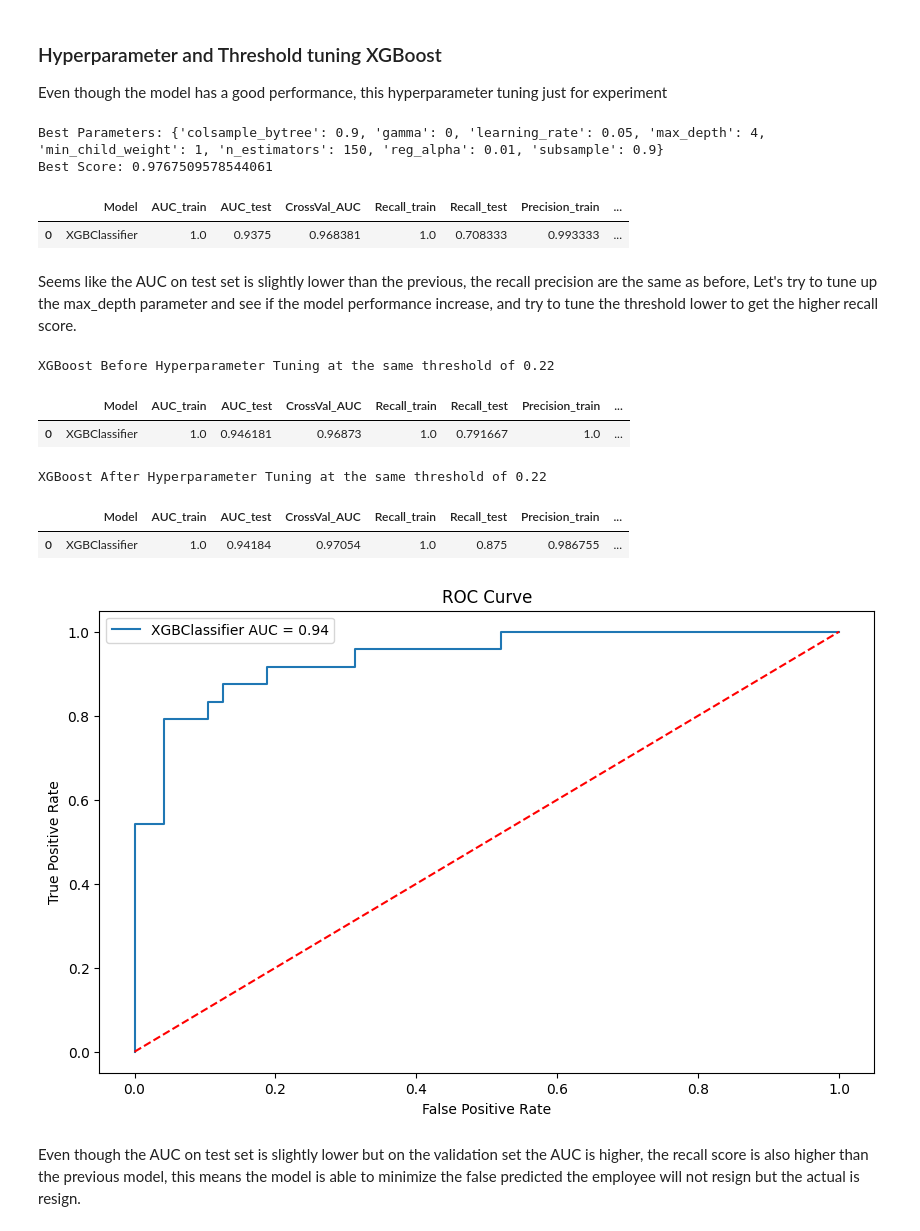
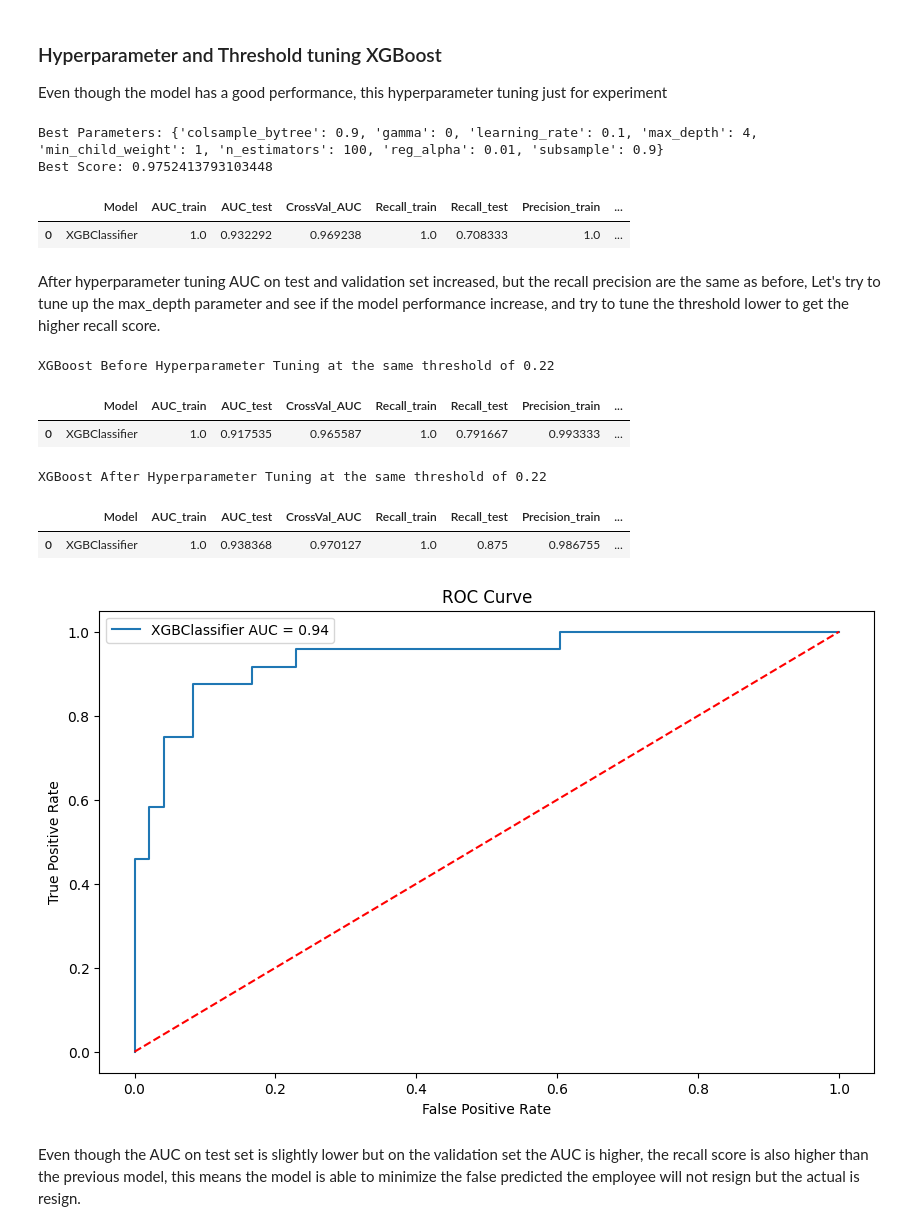
Before and after one commit to azaryasph/Improving-Employee-Retention-By-Predicting-Employee-Attrition-Using-Machine-Learning, a Jupyter notebook: notebook/predict_employee_attrition.ipynb, the cells around one changed output. Cells and saved outputs as stored; diff of their text form; code cells hidden in the pictures.

```diff
--- a/notebook/predict_employee_attrition.ipynb
+++ b/notebook/predict_employee_attrition.ipynb
@@ -1179,6 +1179,7 @@ plt.show()
 outlier_cols = [
     'SkorSurveyEngagement',
     'JumlahKetidakhadiran',
+    'EmploymentTenure',
     'HiringToEval',
     'Age',
 ]
@@ -1488,8 +1489,8 @@ xgb_grid.best_score_
 print(f'Best Parameters: {xgb_grid.best_params_}')
 print(f'Best Score: {xgb_grid.best_score_}')
 # %% [output]
-Best Parameters: {'colsample_bytree': 0.9, 'gamma': 0, 'learning_rate': 0.05, 'max_depth': 4, 'min_child_weight': 1, 'n_estimators': 150, 'reg_alpha': 0.01, 'subsample': 0.9}
-Best Score: 0.9767509578544061
+Best Parameters: {'colsample_bytree': 0.9, 'gamma': 0, 'learning_rate': 0.1, 'max_depth': 4, 'min_child_weight': 1, 'n_estimators': 100, 'reg_alpha': 0.01, 'subsample': 0.9}
+Best Score: 0.9752413793103448
 # %%
 # Tune the model with the best parameter and get the best threshold probability
 xgb_tuned = XGBClassifier(**xgbest_params, random_state=103)
@@ -1499,45 +1500,45 @@ xgb_tuned_score = train_eval_model(xgb_tuned, X_train_over, y_train_over, X_test
 display(xgb_tuned_score)
 # %% [output]
 |  | Model | AUC_train | AUC_test | CrossVal_AUC | Recall_train | Recall_test | Precision_train | ... |
-| 0 | XGBClassifier | 1.0 | 0.9375 | 0.968381 | 1.0 | 0.708333 | 0.993333 | ... |
+| 0 | XGBClassifier | 1.0 | 0.932292 | 0.969238 | 1.0 | 0.708333 | 1.0 | ... |
 # %% [markdown]
-Seems like the AUC on test set is slightly lower than the previous, the recall precision are the same as before, Let's try to tune up the max_depth parameter and see if the model performance increase, and try to tune the threshold lower to get the higher recall score.
+After hyperparameter tuning AUC on test and validation set increased, but the recall precision are the same as before, Let's try to tune up the max_depth parameter and see if the model performance increase, and try to tune the threshold lower to get the higher recall score.
 # %%
 new_params = {
     'colsample_bytree': 0.9,
     'gamma': 0,
     'learning_rate': 0.05,
     'max_depth': 6, # Set the max_depth from 4 to 6
     'min_child_weight': 1,
     'n_estimators': 150,
     'reg_alpha': 0.01,
     'subsample': 0.9
 }
 
 # Tune the model with the best parameter and get the best threshold probability
 xgb_new = XGBClassifier(**new_params, random_state=103)
 
 # Train and evaluate the model with the same threshold of 0.22
 score_before_tuning = train_eval_model(xgb_hr, X_train_over, y_train_over, X_test_ohe, y_test, 0.22)
 score_after_tuning = train_eval_model(xgb_new, X_train_over, y_train_over, X_test_ohe, y_test, 0.22)
 
 print('XGBoost Before Hyperparameter Tuning at the same threshold of 0.22')
 display(score_before_tuning)
 
 print('XGBoost After Hyperparameter Tuning at the same threshold of 0.22')
 display(score_after_tuning)
 
 fig, ax = plt.subplots(figsize=(10, 6))
-plot_roc_curve(xgb_tuned, X_train_over, y_train_over, X_test_ohe, y_test, ax)
+plot_roc_curve(xgb_new, X_train_over, y_train_over, X_test_ohe, y_test, ax)
 ax.legend()
 plt.show()
 # %% [output]
 XGBoost Before Hyperparameter Tuning at the same threshold of 0.22
 |  | Model | AUC_train | AUC_test | CrossVal_AUC | Recall_train | Recall_test | Precision_train | ... |
-| 0 | XGBClassifier | 1.0 | 0.946181 | 0.96873 | 1.0 | 0.791667 | 1.0 | ... |
+| 0 | XGBClassifier | 1.0 | 0.917535 | 0.965587 | 1.0 | 0.791667 | 0.993333 | ... |
 XGBoost After Hyperparameter Tuning at the same threshold of 0.22
 |  | Model | AUC_train | AUC_test | CrossVal_AUC | Recall_train | Recall_test | Precision_train | ... |
-| 0 | XGBClassifier | 1.0 | 0.94184 | 0.97054 | 1.0 | 0.875 | 0.986755 | ... |
+| 0 | XGBClassifier | 1.0 | 0.938368 | 0.970127 | 1.0 | 0.875 | 0.986755 | ... |
-[figure, old version]
+[figure, new version]
 # %% [markdown]
 Even though the AUC on test set is slightly lower but on the validation set the AUC is higher, the recall score is also higher than the previous model, this means the model is able to minimize the false predicted the employee will not resign but the actual is resign.
```
Also changed, not shown: parts of 9 cells of this notebook.
